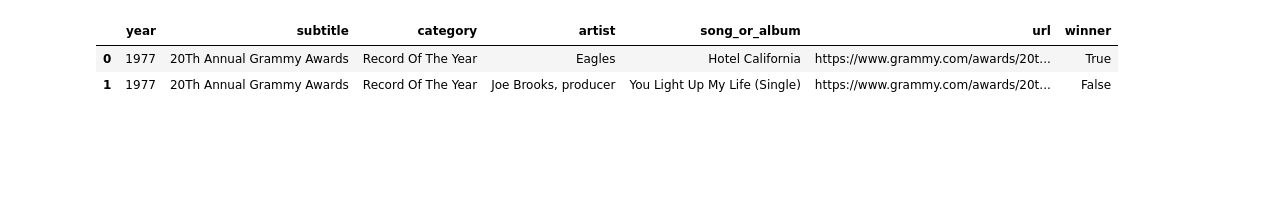
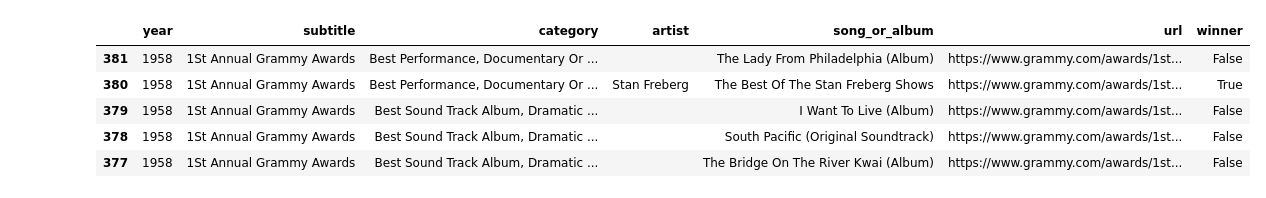
Before and after one commit to Zadigo/datasets, a Jupyter notebook: grammy/grammy.ipynb, the cells around one changed output. Cells and saved outputs as stored; diff of their text form; code cells hidden in the pictures; blank space fills up the shorter version.

```diff
--- a/grammy/grammy.ipynb
+++ b/grammy/grammy.ipynb
@@ -4,8 +7,13 @@ import re
 # %%
-df = pandas.read_json('./media/grammy/grammy_winners.json')
+df = pandas.read_json('./grammy_winners.json')
+# %%
+df = df.sort_values('year')
 # %%
-df.head(n=2)
+df.head(n=5)
 # %% [output]
 |  | year | subtitle | category | artist | song_or_album | url | winner |
-| 0 | 1977 | 20Th Annual Grammy Awards | Record Of The Year | Eagles | Hotel California | https://www.grammy.com/awards/20t... | True |
-| 1 | 1977 | 20Th Annual Grammy Awards | Record Of The Year | Joe Brooks, producer | You Light Up My Life (Single) | https://www.grammy.com/awards/20t... | False |
+| 381 | 1958 | 1St Annual Grammy Awards | Best Performance, Documentary Or ... |  | The Lady From Philadelphia (Album) | https://www.grammy.com/awards/1st... | False |
+| 380 | 1958 | 1St Annual Grammy Awards | Best Performance, Documentary Or ... | Stan Freberg | The Best Of The Stan Freberg Shows | https://www.grammy.com/awards/1st... | True |
+| 379 | 1958 | 1St Annual Grammy Awards | Best Sound Track Album, Dramatic ... |  | I Want To Live (Album) | https://www.grammy.com/awards/1st... | False |
+| 378 | 1958 | 1St Annual Grammy Awards | Best Sound Track Album, Dramatic ... |  | South Pacific (Original Soundtrack) | https://www.grammy.com/awards/1st... | False |
+| 377 | 1958 | 1St Annual Grammy Awards | Best Sound Track Album, Dramatic ... |  | The Bridge On The River Kwai (Album) | https://www.grammy.com/awards/1st... | False |
```
Also changed, not shown: parts of 12 cells of this notebook, 4 other files.
